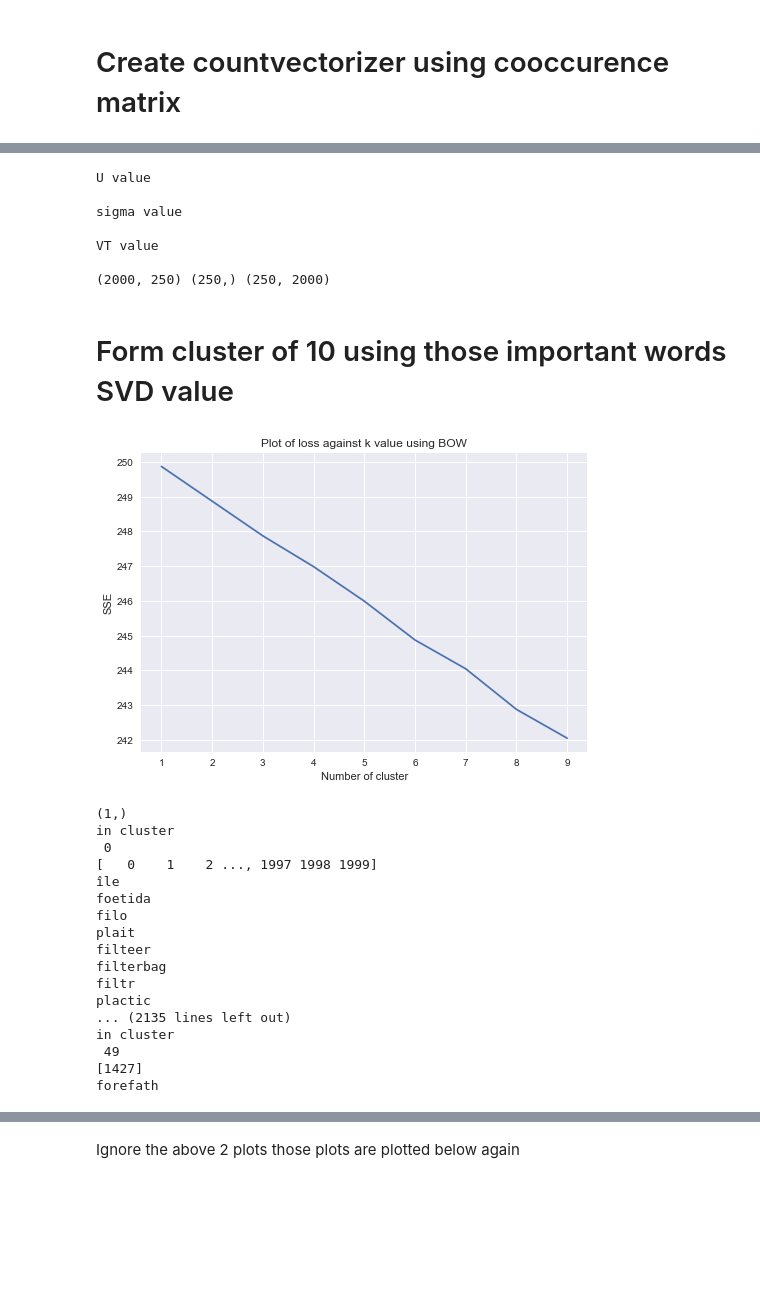
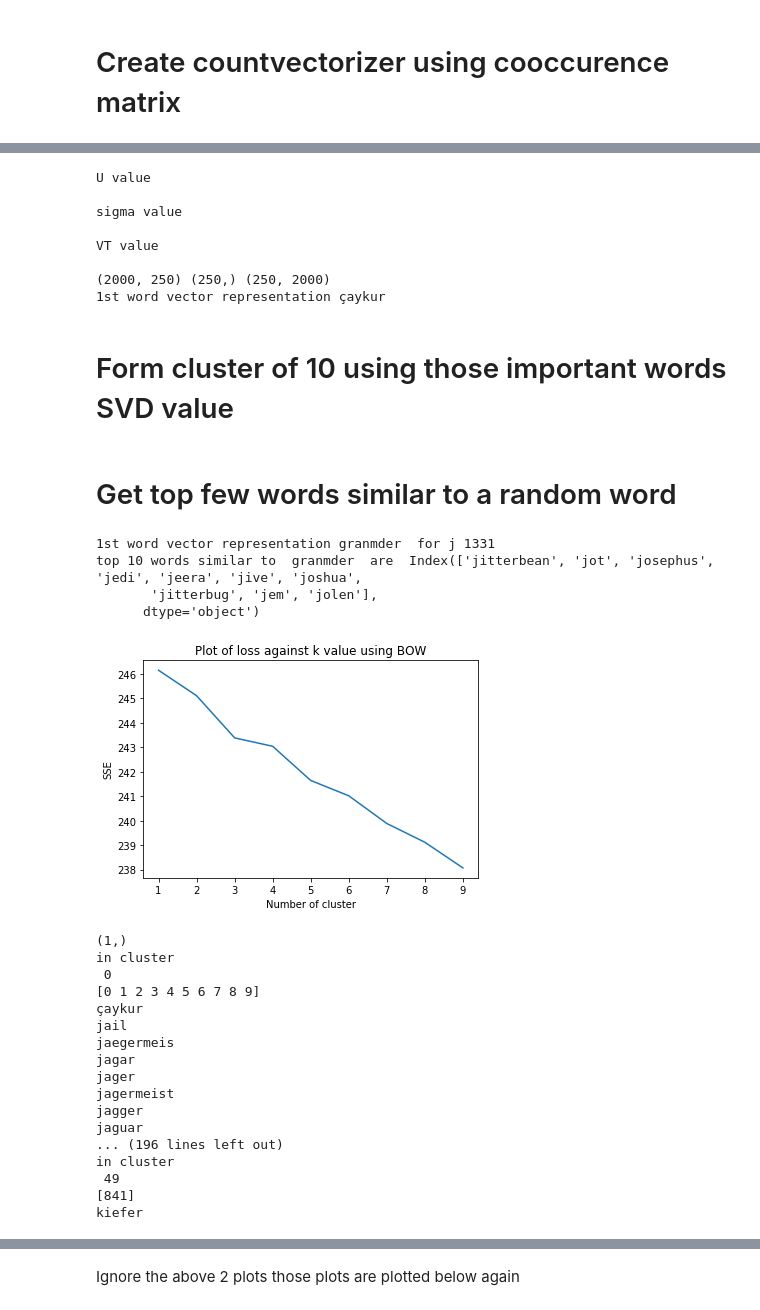
Before and after one commit to suman12345678/datascienceworknew, a Jupyter notebook: appliedai/assignment/39.15/39.15.Amazon_food_review_truncated_SVD.ipynb, the cells around one changed output, grey strips where cells are left out. Cells and saved outputs as stored; diff of their text form; code cells hidden in the pictures; blank space fills up the shorter version.

```diff
--- a/appliedai/assignment/39.15/39.15.Amazon_food_review_truncated_SVD.ipynb
+++ b/appliedai/assignment/39.15/39.15.Amazon_food_review_truncated_SVD.ipynb
@@ -152,17 +154,9 @@ b'plum sweet juici aroma like perfum doesnt hurt good'
 # %%
 x=clean_data['CleanedText'].values
 y = clean_data['Score']
-#n=x.shape[0]
-#n1=int(n*.3)
-#X_test_raw = x[0:n1]
-#X_train_raw= x[n1:n+1]
-#y_test=y[0:n1]
-#y_train=y[n1:n+1]
-# Create BOW and try grid search for logistic regreession with penalty l1 and l2
 tf_idf_vect = TfidfVectorizer()
 final_counts = tf_idf_vect.fit_transform(x)
 #use the same vectors to convert test data
-#X_test=count_vect.transform(X_test_raw)
 indices = np.argsort(tf_idf_vect.idf_)[::-1]
 features = tf_idf_vect.get_feature_names()
 #testing
@@ -177,23 +171,24 @@ all_string=[]
 
 i=0
 for sent in clean_data['CleanedText'].values:
-    i=i+1
+
     filtered_sentence=[]
     for w in sent.decode('utf8').split():
-                #print(w)
                 if(w in top_features):
                     filtered_sentence.append(w.encode('utf8'))
-                    #if (i==1):
-                    #print('print')
+
                 else:
                     continue
     str1 = b" ".join(filtered_sentence) #final string of cleaned words
+    if ((i<5) & (str1!=b'')):
+        print('sentence copy',str1)
     if (str1.decode('utf8') !=''):
+      i=i+1
       final_string.append(str1)
-    all_string.append(str1)
+      all_string.append(str1)
 
-clean_data['CleanedText']=all_string
+#clean_data['CleanedText']=final_string
 #Now final_string is ready to work with
 #print(clean_data['CleanedText'].shape)
-final_string[0]
+all_string[0:20]
 # %% [output]
@@ -304,6 +319,7 @@ print('sigma value\n')
 print('VT value\n')
 #print(VT)
 print(U.shape,Sigma.shape,VT.shape)
+print('1st word vector representation',df.index[0])
 # %% [output]
 U value
 
@@ -312,58 +328,84 @@ sigma value
 VT value
 
 (2000, 250) (250,) (250, 2000)
+1st word vector representation çaykur
 # %% [markdown]
 # Form cluster of 10 using those important words SVD value
+# %% [markdown]
+
+# Get top few words similar to a random word
+# %%
+from random import randint
+j=randint(0, 2000)
+print('1st word vector representation',df.index[j],' for j',j)#print(U.shape[0])
+#Calculate distance of this word with all words and sort in descending order
+#take log transform
+U=np.log(U+1)
+l=[]
+for i in range(U.shape[1]):
+  a=np.linalg.norm(U[j]-U[i])
+  l.append(a)
+l1=sorted(range(len(l)), key=lambda k: l[k])
+#print(l)
+print('top 10 words similar to ',df.index[j],' are ',df.index[l1[0:10]])
+# %% [output]
+1st word vector representation granmder  for j 1331
+top 10 words similar to  granmder  are  Index(['jitterbean', 'jot', 'josephus', 'jedi', 'jeera', 'jive', 'joshua',
+       'jitterbug', 'jem', 'jolen'],
+      dtype='object')
 # %%
 from sklearn.cluster import KMeans
 # Now U is vec presentation of words
 n_clusters=10
 kmeans=KMeans(n_clusters=10, random_state=0).fit(U)
 kmeans.cluster_centers_
 
 sse = {}
 for k in range(1, 10):
     kmeans = KMeans(init='k-means++',n_clusters=k, max_iter=100).fit(U)
     sse[k] = kmeans.inertia_ # Inertia: Sum of distances of samples to their closest cluster center
 plt.figure()
 plt.plot(list(sse.keys()), list(sse.values()))
 plt.title("Plot of loss against k value using BOW")
 plt.xlabel("Number of cluster")
 plt.ylabel("SSE")
 plt.show()
 
 #a=np.where(kmeans.labels_ == 1)[0]
 #b=np.where(kmeans.labels_ == 0)[0]
 #check 5 text for cluster 1
 
 kmeans = KMeans(init='k-means++',n_clusters=50, max_iter=100).fit(U)
 n_clusters=50
 print(a.shape)
 for i in range(n_clusters):
   a=np.where(kmeans.labels_ == i)[0]
   print('in cluster \n',i)
-  print(a[0:])
+  print(a[0:10])
+  k=0
   for j in a:
-    print(top_features[j])
+      k=k+1
+      if (k<10):
+        print(top_features[j][:10])
 # %% [output]
-[figure, old version]
+[figure, new version]
 (1,)
 in cluster
  0
-[   0    1    2 ..., 1997 1998 1999]
-île
-foetida
-filo
-plait
-filteer
-filterbag
-filtr
-plactic
-... (2135 lines left out)
+[0 1 2 3 4 5 6 7 8 9]
+çaykur
+jail
+jaegermeis
+jagar
+jager
+jagermeist
+jagger
+jaguar
+... (196 lines left out)
 in cluster
  49
-[1427]
-forefath
+[841]
+kiefer
 # %% [markdown]
 # Observation
 Most of the cluster contains 1-2 words and most of the words in one cluster
```
Also changed, not shown: parts of 10 cells of this notebook, 2 other files.
